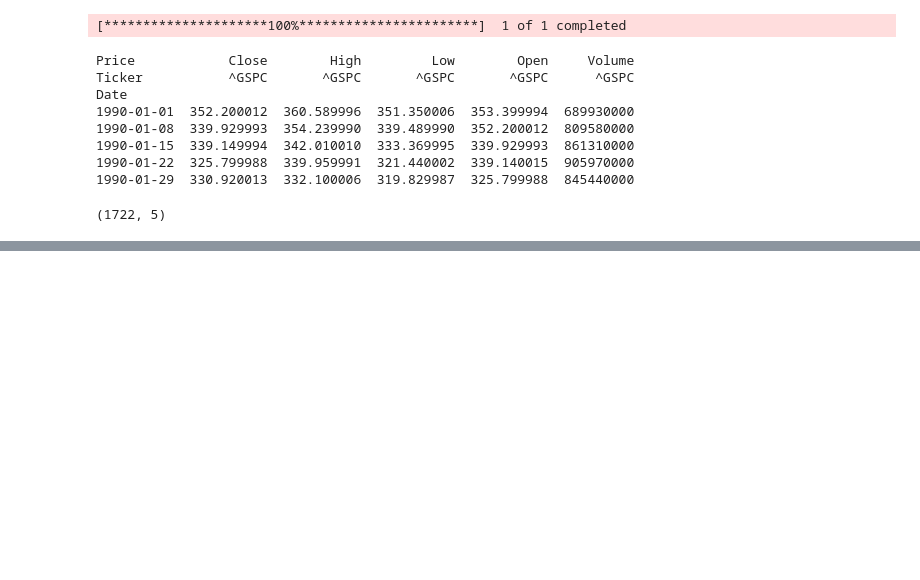
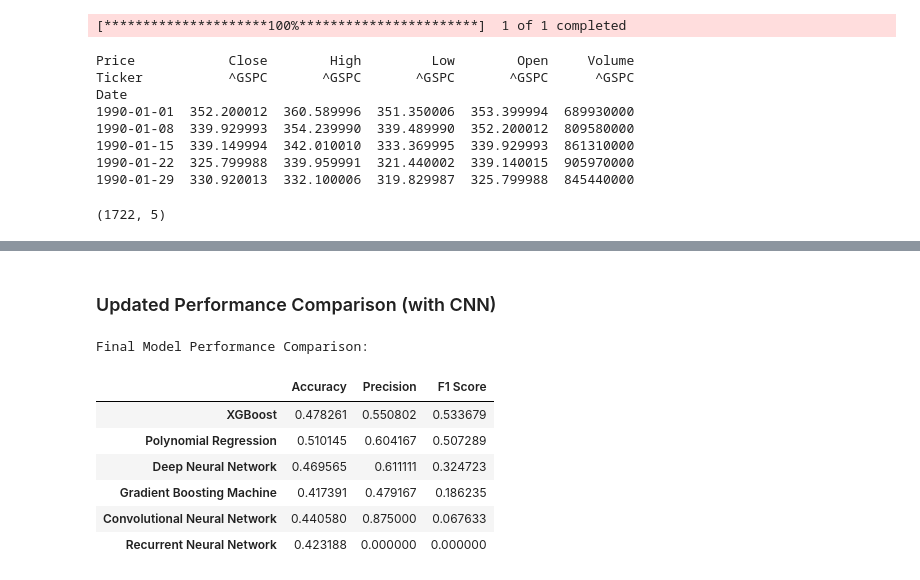
Before and after one commit to RajanyaSaha-27/Stock_Prediction, a Jupyter notebook: Stock1.ipynb, the cells around one changed output, grey strips where cells are left out. Cells and saved outputs as stored; diff of their text form; code cells hidden in the pictures; blank space fills up the shorter version.

```diff
--- a/Stock1.ipynb
+++ b/Stock1.ipynb
@@ -38,0 +181,25 @@ df.shape
+# %%
+import xgboost as xgb
+
+# Initialize and train the XGBoost model
+xgb_model = xgb.XGBClassifier(objective='binary:logistic', eval_metric='logloss', use_label_encoder=False, random_state=42)
+xgb_model.fit(X_train, y_train)
+
+# Make predictions on the test set
+y_pred_xgb = xgb_model.predict(X_test)
+
+# Evaluate the model
+accuracy_xgb = accuracy_score(y_test, y_pred_xgb)
+precision_xgb = precision_score(y_test, y_pred_xgb)
+f1_xgb = f1_score(y_test, y_pred_xgb)
+
+print(f"XGBoost - Accuracy: {accuracy_xgb:.4f}")
+print(f"XGBoost - Precision: {precision_xgb:.4f}")
+print(f"XGBoost - F1 Score: {f1_xgb:.4f}")
+
+# Store results for later comparison
+results['XGBoost'] = {
+    'Accuracy': accuracy_xgb,
+    'Precision': precision_xgb,
+    'F1 Score': f1_xgb
+}
@@ -38,0 +415,19 @@ df.shape
+# %% [markdown]
+### Updated Performance Comparison (with CNN)
+# %%
+import pandas as pd
+
+# Convert results dictionary to a DataFrame for better display
+results_df_final = pd.DataFrame(results).T
+
+print("\nFinal Model Performance Comparison:")
+display(results_df_final.sort_values(by='F1 Score', ascending=False))
+# %% [output]
+Final Model Performance Comparison:
+|  | Accuracy | Precision | F1 Score |
+| XGBoost | 0.478261 | 0.550802 | 0.533679 |
+| Polynomial Regression | 0.510145 | 0.604167 | 0.507289 |
+| Deep Neural Network | 0.469565 | 0.611111 | 0.324723 |
+| Gradient Boosting Machine | 0.417391 | 0.479167 | 0.186235 |
+| Convolutional Neural Network | 0.440580 | 0.875000 | 0.067633 |
+| Recurrent Neural Network | 0.423188 | 0.000000 | 0.000000 |
```
Also changed, not shown: parts of 30 cells of this notebook.
